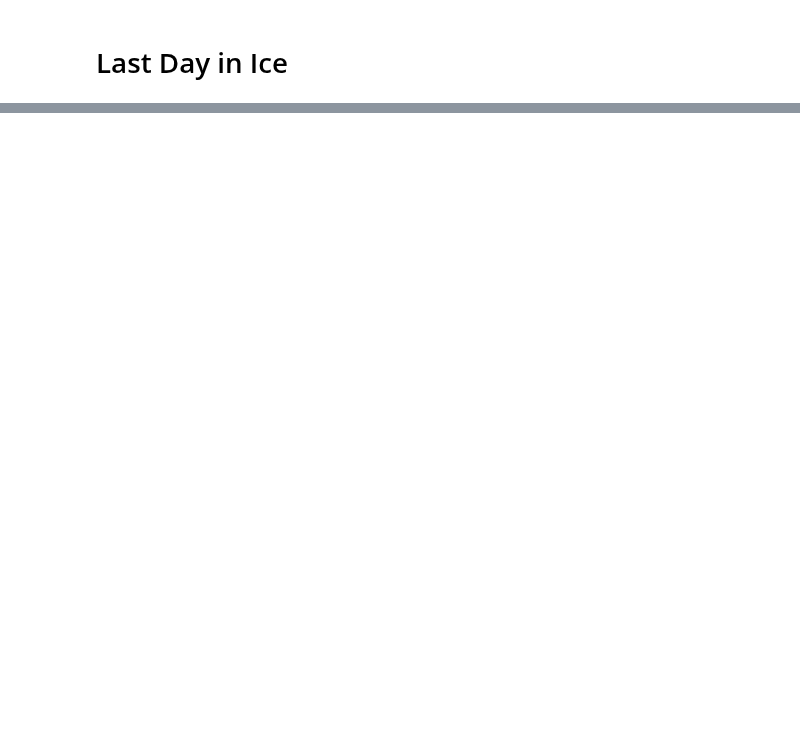
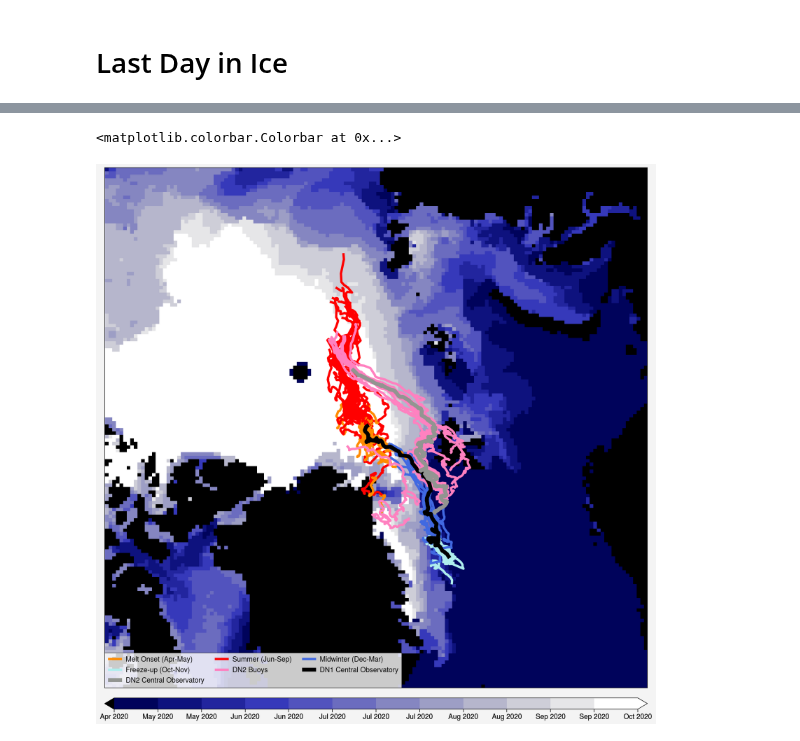
Before and after one commit to awang343/uncertainty-quantification-sea-ice, a Jupyter notebook: notebooks/Sea Ice Concentration.ipynb, the cells around one changed output, grey strips where cells are left out. Cells and saved outputs as stored; diff of their text form; code cells hidden in the pictures; blank space fills up the shorter version.

```diff
--- a/notebooks/Sea Ice Concentration.ipynb
+++ b/notebooks/Sea Ice Concentration.ipynb
@@ -145,0 +67,9 @@ metadata[metadata["Interp"] == True]
+# %%
+def cropBuoyTrack(track, dt="datetime", x="x_stere", y="y_stere"):
+    new_track = track[track[dt] > pd.to_datetime("2020-04-30")]
+
+    for time, x_pos, y_pos in zip(new_track[dt], new_track[x], new_track[y]):
+        conc = sic.sel(time=time, x=x_pos, y=y_pos, method="nearest").values.tolist()
+        if conc < 15:
+            return new_track[new_track[dt] < time]
+    return track
@@ -145,0 +98,55 @@ metadata[metadata["Interp"] == True]
+# %%
+import warnings
+warnings.filterwarnings('ignore')
+
+fig, ax = pplt.subplots(figsize=(10,10))
+ax.set_xlabel("")
+ax.set_ylabel("")
+
+
+snapshot = getMeltTimes(sic)
+snapshot = np.rot90(np.rot90(snapshot))
+
+cmap = pplt.Colormap(['dark blue', 'white']).with_extremes(under="black")
+bounds = np.linspace(0, len(times)-1, 13)
+norm = mpl.colors.BoundaryNorm(bounds, cmap.N)
+mesh = ax.pcolormesh(xvals, yvals,snapshot,
+                     cmap=cmap,
+                     norm=norm, extend="both")
+
+ax.format(xlocator='null', ylocator='null')
+
+colors = ["paleturquoise",
+          "royalblue",
+          "darkorange",
+          "red"]
+
+def plotOnSIC(data, **kwargs):
+    ax.line(data["x_stere"], data["y_stere"], **kwargs)
+
+for station in [i[:-4] for i in dn1]:
+    data = cropBuoyTrack(station_data(station))
+    data["datetime"] = pd.to_datetime(data["datetime"])
+    data = varClassifier(data,"datetime","season",season_ranges)
+
+    data.index = data["datetime"]
+
+    season_groups = data.groupby("season", as_index=False)
+    for group, group_data in season_groups:
+        plotOnSIC(group_data, color=colors[group], label=seasons[group], lw=3)
+
+for station in [i[:-4] for i in dn2]:
+    data = cropBuoyTrack(station_data(station))
+    plotOnSIC(data, color="pink", label="DN2 Buoys", lw=3)
+
+plotOnSIC(station_data("CO1"), color="black", label="DN1 Central Observatory", lw=5)
+plotOnSIC(station_data("CO3"), color="grey", label="DN2 Central Observatory", lw=5)
+
+legend_without_duplicate_labels(ax)
+fig.colorbar(mesh, loc='b',
+             spacing='proportional',
+             orientation="horizontal",
+             format=pplt.Formatter('func', func=dateFormatter))
+# %% [output]
+<matplotlib.colorbar.Colorbar at 0x...>
+[figure, added]
```
Also changed, not shown: parts of 12 cells of this notebook, 13 other files.
